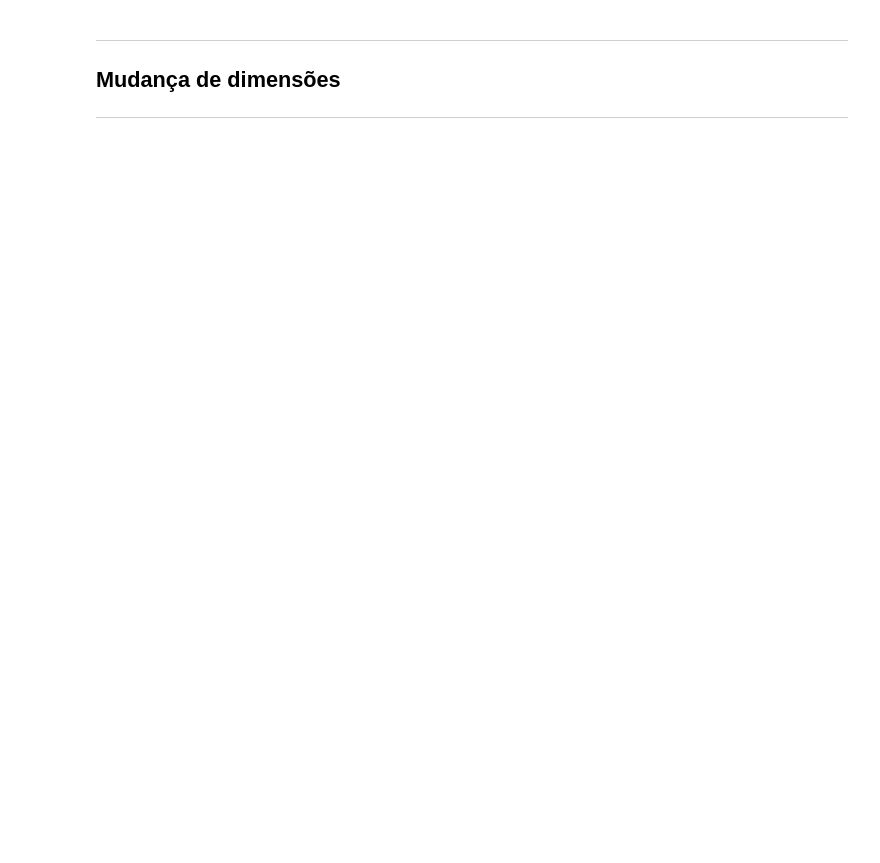
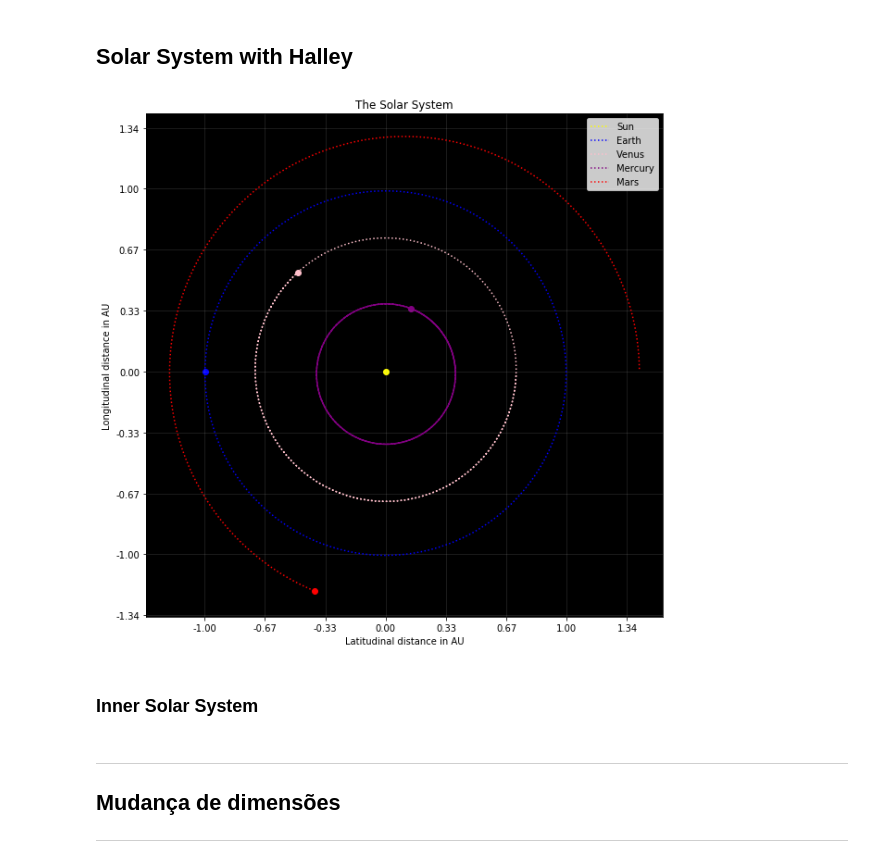
Before and after one commit to gil-miranda/university-courses, a Jupyter notebook: analise-numerica-edo-2019-1/project/testes/All bodies - Euler.ipynb, the cells around one changed output. Cells and saved outputs as stored; diff of their text form; code cells hidden in the pictures; blank space fills up the shorter version.

```diff
--- a/analise-numerica-edo-2019-1/project/testes/All bodies - Euler.ipynb
+++ b/analise-numerica-edo-2019-1/project/testes/All bodies - Euler.ipynb
@@ -181,0 +196,12 @@ if __name__ == '__main__':
+# %% [markdown]
+## Solar System with Halley
+# %%
+bodies = [sun, earth, venus, mercury, mars]
+bodies_plot = [sun, earth, venus, mercury, mars]
+
+pos = simulate(bodies)
+orbit_plotter(pos, bodies_plot, title='The Solar System')
+# %% [output]
+[figure, added]
+# %% [markdown]
+### Inner Solar System
```
Also changed, not shown: parts of 25 cells of this notebook, 1 other file.
